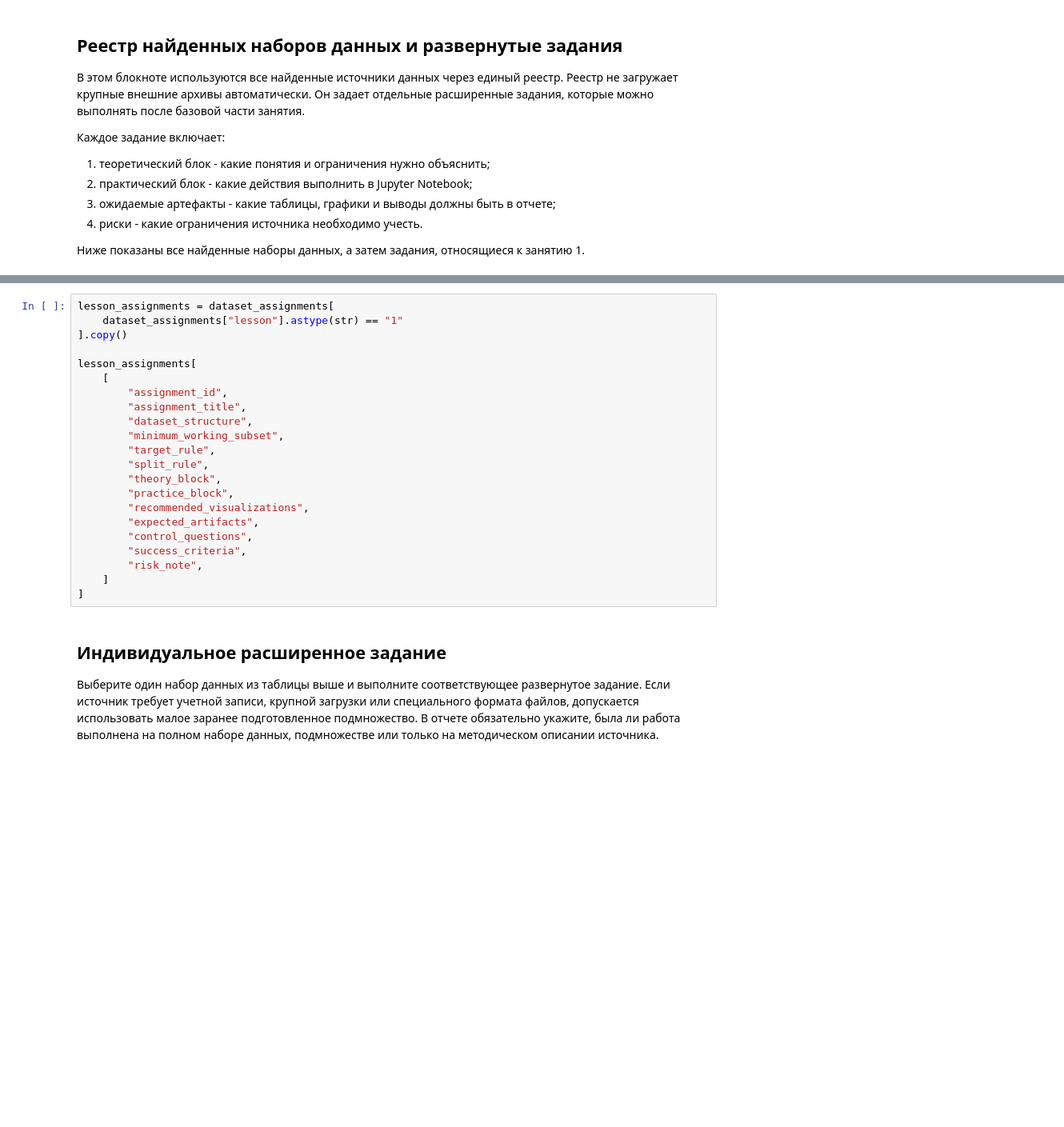
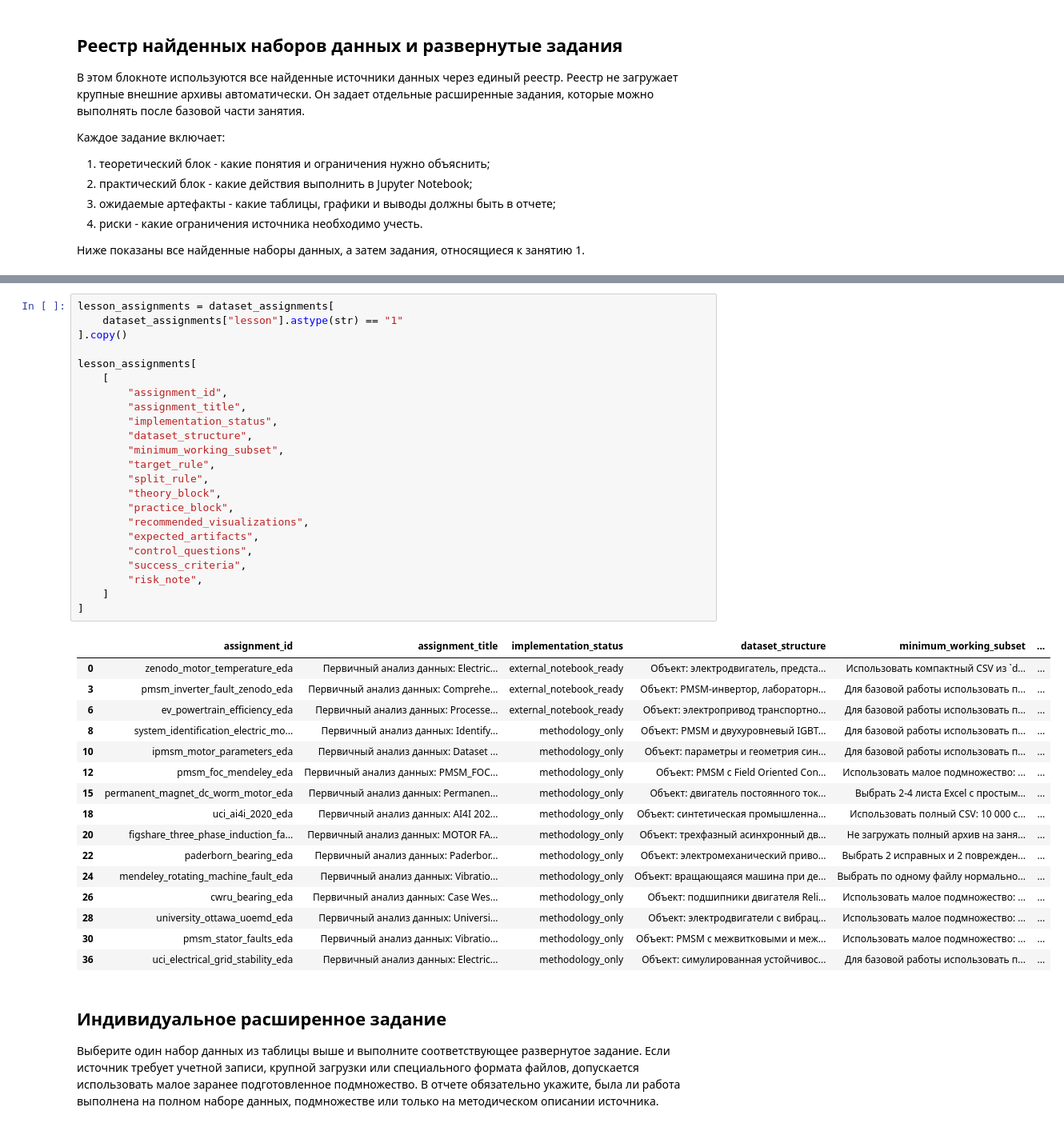
Before and after one commit to Alexflex/appailab, a Jupyter notebook: notebooks/teacher/01_engineering_data_teacher.ipynb, the cells around one changed output, grey strips where cells are left out. Shown at 80% size. Saved outputs shown, nothing was run; the diff lists cells and outputs as text; blank space fills up the shorter version.

```diff
--- a/notebooks/teacher/01_engineering_data_teacher.ipynb
+++ b/notebooks/teacher/01_engineering_data_teacher.ipynb
@@ -898,25 +1048,43 @@ plt.show()
 # %%
 lesson_assignments = dataset_assignments[
     dataset_assignments["lesson"].astype(str) == "1"
 ].copy()
 
 lesson_assignments[
     [
         "assignment_id",
         "assignment_title",
+        "implementation_status",
         "dataset_structure",
         "minimum_working_subset",
         "target_rule",
         "split_rule",
         "theory_block",
         "practice_block",
         "recommended_visualizations",
         "expected_artifacts",
         "control_questions",
         "success_criteria",
         "risk_note",
     ]
 ]
+# %% [output]
+|  | assignment_id | assignment_title | implementation_status | dataset_structure | minimum_working_subset | ... |
+| 0 | zenodo_motor_temperature_eda | Первичный анализ данных: Electric... | external_notebook_ready | Объект: электродвигатель, предста... | Использовать компактный CSV из `d... | ... |
+| 3 | pmsm_inverter_fault_zenodo_eda | Первичный анализ данных: Comprehe... | external_notebook_ready | Объект: PMSM-инвертор, лабораторн... | Для базовой работы использовать п... | ... |
+| 6 | ev_powertrain_efficiency_eda | Первичный анализ данных: Processe... | external_notebook_ready | Объект: электропривод транспортно... | Для базовой работы использовать п... | ... |
+| 8 | system_identification_electric_mo... | Первичный анализ данных: Identify... | methodology_only | Объект: PMSM и двухуровневый IGBT... | Для базовой работы использовать п... | ... |
+| 10 | ipmsm_motor_parameters_eda | Первичный анализ данных: Dataset ... | methodology_only | Объект: параметры и геометрия син... | Для базовой работы использовать п... | ... |
+| 12 | pmsm_foc_mendeley_eda | Первичный анализ данных: PMSM_FOC... | methodology_only | Объект: PMSM с Field Oriented Con... | Использовать малое подмножество: ... | ... |
+| 15 | permanent_magnet_dc_worm_motor_eda | Первичный анализ данных: Permanen... | methodology_only | Объект: двигатель постоянного ток... | Выбрать 2-4 листа Excel с простым... | ... |
+| 18 | uci_ai4i_2020_eda | Первичный анализ данных: AI4I 202... | methodology_only | Объект: синтетическая промышленна... | Использовать полный CSV: 10 000 с... | ... |
+| 20 | figshare_three_phase_induction_fa... | Первичный анализ данных: MOTOR FA... | methodology_only | Объект: трехфазный асинхронный дв... | Не загружать полный архив на заня... | ... |
+| 22 | paderborn_bearing_eda | Первичный анализ данных: Paderbor... | methodology_only | Объект: электромеханический приво... | Выбрать 2 исправных и 2 поврежден... | ... |
+| 24 | mendeley_rotating_machine_fault_eda | Первичный анализ данных: Vibratio... | methodology_only | Объект: вращающаяся машина при де... | Выбрать по одному файлу нормально... | ... |
+| 26 | cwru_bearing_eda | Первичный анализ данных: Case Wes... | methodology_only | Объект: подшипники двигателя Reli... | Использовать малое подмножество: ... | ... |
+| 28 | university_ottawa_uoemd_eda | Первичный анализ данных: Universi... | methodology_only | Объект: электродвигатели с вибрац... | Использовать малое подмножество: ... | ... |
+| 30 | pmsm_stator_faults_eda | Первичный анализ данных: Vibratio... | methodology_only | Объект: PMSM с межвитковыми и меж... | Использовать малое подмножество: ... | ... |
+| 36 | uci_electrical_grid_stability_eda | Первичный анализ данных: Electric... | methodology_only | Объект: симулированная устойчивос... | Для базовой работы использовать п... | ... |
 # %% [markdown]
 ## Индивидуальное расширенное задание
 
```
Also changed, not shown: parts of 28 cells of this notebook, 50 other files.
